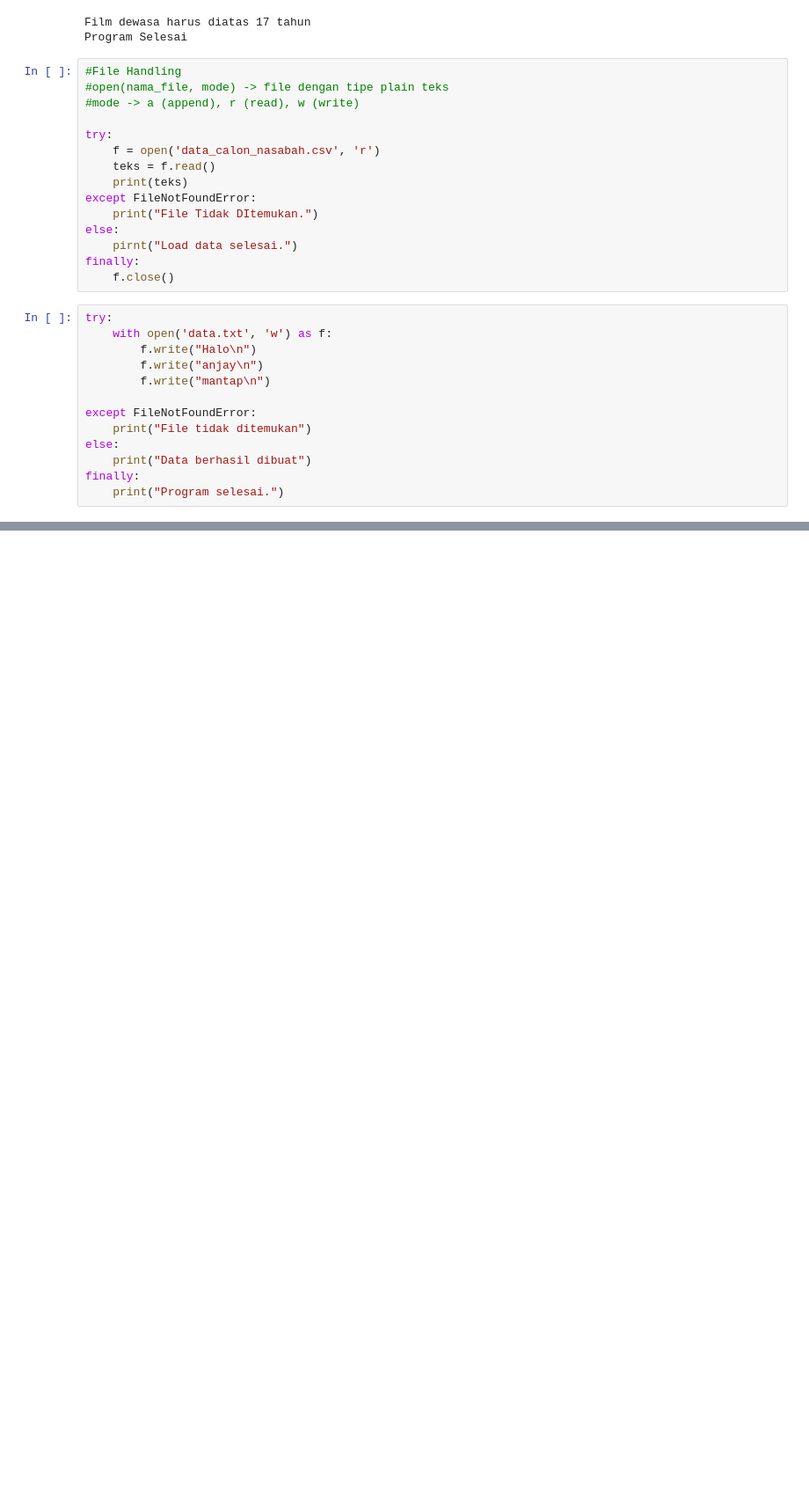
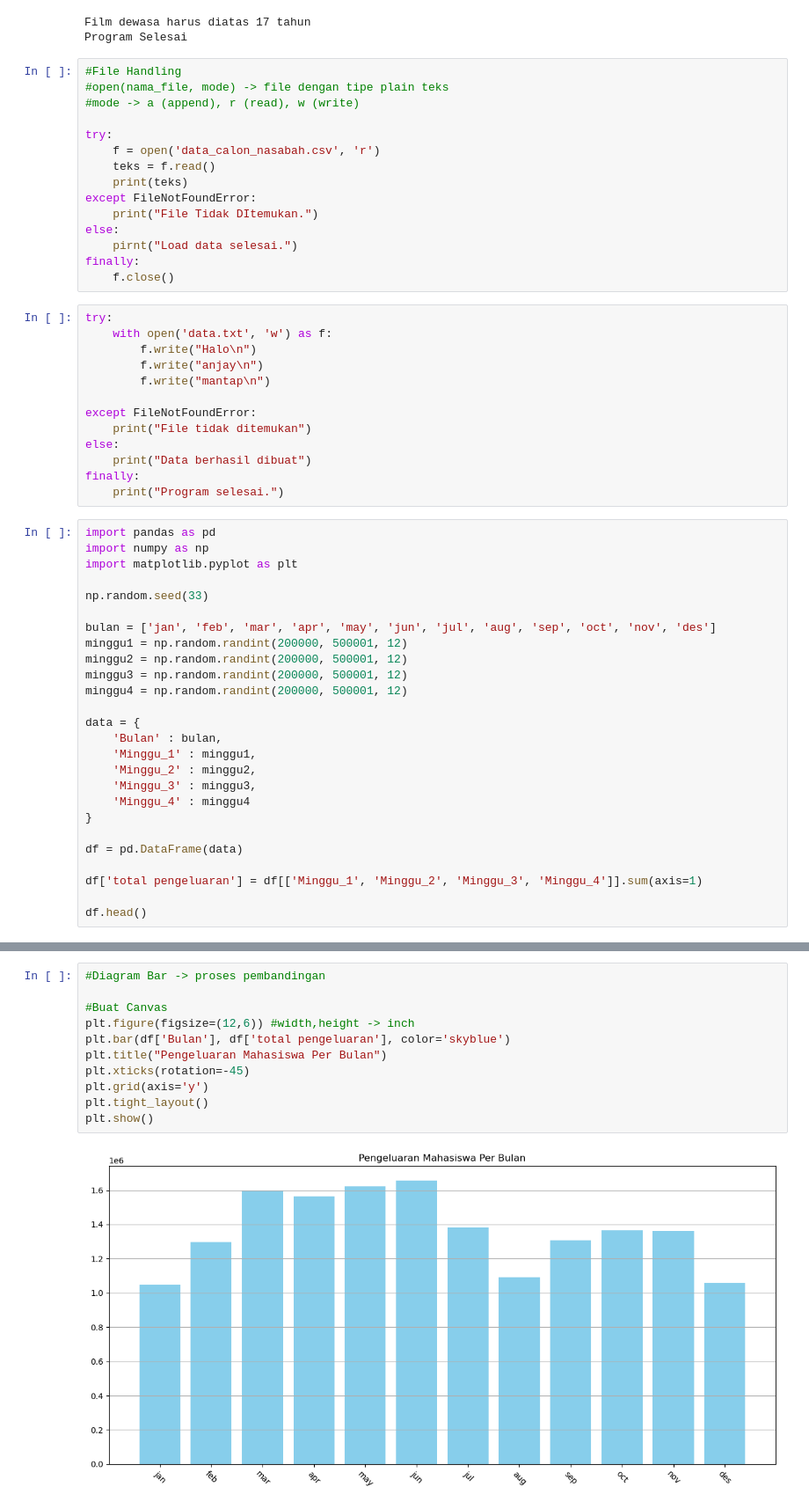
Before and after one commit to nimuruu/DASPROG, a Jupyter notebook: Exception.ipynb, the cells around one changed output, grey strips where cells are left out. Shown: that part at 88% size. Saved outputs shown, nothing was run; the diff lists cells and outputs as text; blank space fills up the shorter version.

```diff
--- a/Exception.ipynb
+++ b/Exception.ipynb
@@ -120,3 +120,29 @@ else:
     print("Data berhasil dibuat")
 finally:
     print("Program selesai.")
+# %%
+import pandas as pd
+import numpy as np
+import matplotlib.pyplot as plt
+
+np.random.seed(33)
+
+bulan = ['jan', 'feb', 'mar', 'apr', 'may', 'jun', 'jul', 'aug', 'sep', 'oct', 'nov', 'des']
+minggu1 = np.random.randint(200000, 500001, 12)
+minggu2 = np.random.randint(200000, 500001, 12)
+minggu3 = np.random.randint(200000, 500001, 12)
+minggu4 = np.random.randint(200000, 500001, 12)
+
+data = {
+    'Bulan' : bulan,
+    'Minggu_1' : minggu1,
+    'Minggu_2' : minggu2,
+    'Minggu_3' : minggu3,
+    'Minggu_4' : minggu4
+}
+
+df = pd.DataFrame(data)
+
+df['total pengeluaran'] = df[['Minggu_1', 'Minggu_2', 'Minggu_3', 'Minggu_4']].sum(axis=1)
+
+df.head()
@@ -122,0 +156,13 @@ finally:
+# %%
+#Diagram Bar -> proses pembandingan
+
+#Buat Canvas
+plt.figure(figsize=(12,6)) #width,height -> inch
+plt.bar(df['Bulan'], df['total pengeluaran'], color='skyblue')
+plt.title("Pengeluaran Mahasiswa Per Bulan")
+plt.xticks(rotation=-45)
+plt.grid(axis='y')
+plt.tight_layout()
+plt.show()
+# %% [output]
+[figure, added]
```
Also changed, not shown: parts of 4 cells of this notebook, 1 other file.
